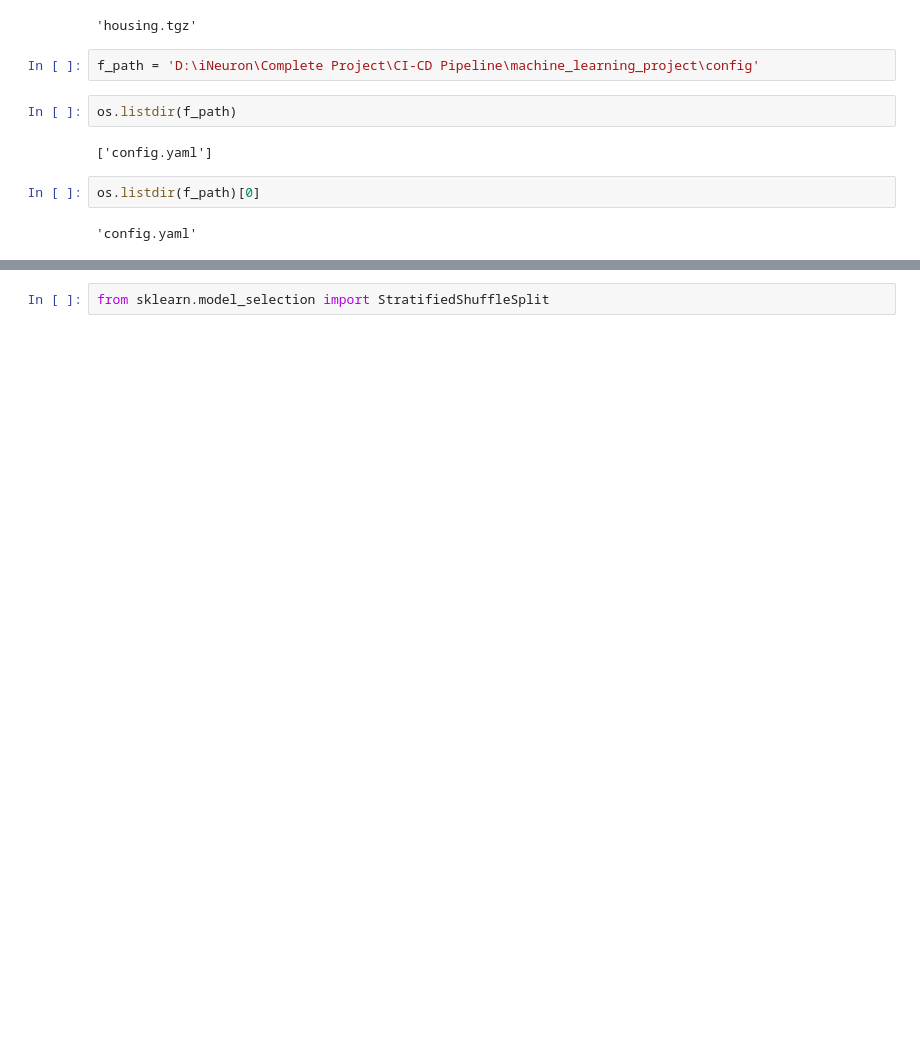
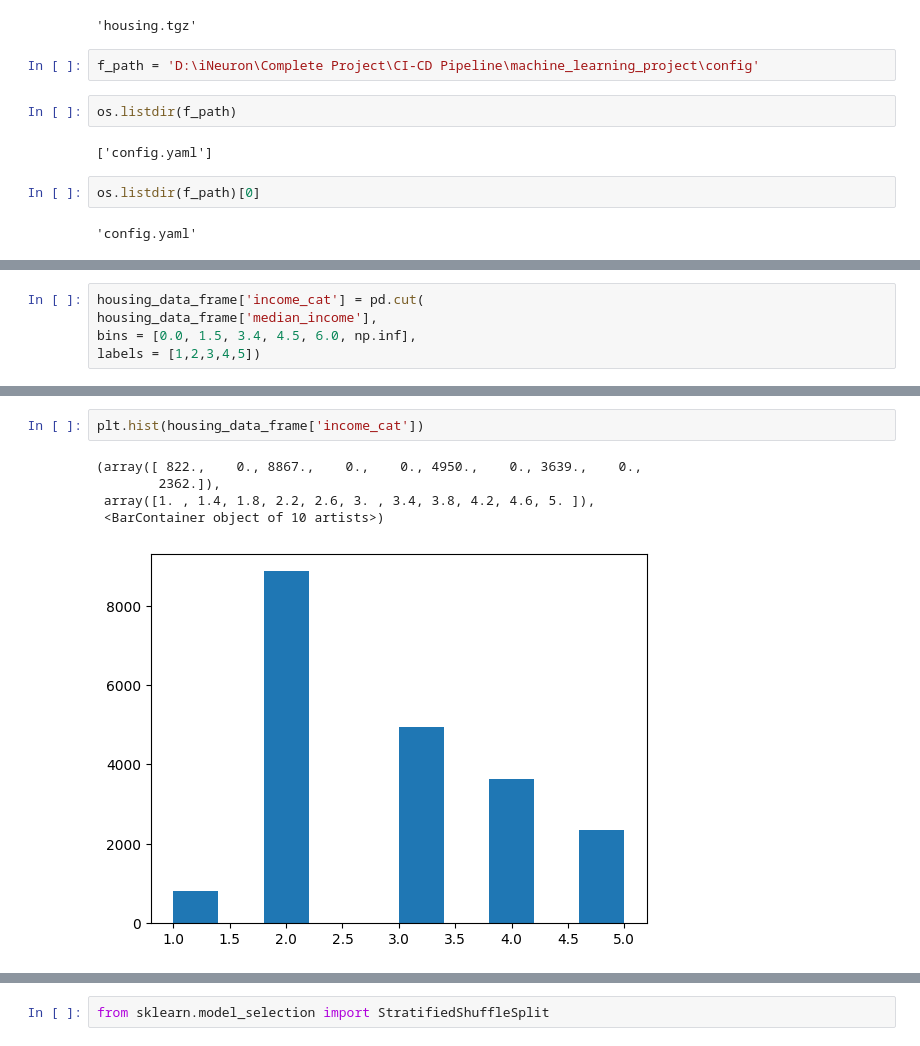
Before and after one commit to PyBeginner1/machine_learning_project, a Jupyter notebook: notebook/ml2.ipynb, the cells around one changed output, grey strips where cells are left out. Drawn from its saved outputs; the diff is of its cells as text; blank space fills up the shorter version.

```diff
--- a/notebook/ml2.ipynb
+++ b/notebook/ml2.ipynb
@@ -22,0 +101,5 @@ os.listdir(f_path)[0]
+# %%
+housing_data_frame['income_cat'] = pd.cut(
+housing_data_frame['median_income'],
+bins = [0.0, 1.5, 3.4, 4.5, 6.0, np.inf],
+labels = [1,2,3,4,5])
@@ -22,0 +131,8 @@ os.listdir(f_path)[0]
+# %%
+plt.hist(housing_data_frame['income_cat'])
+# %% [output]
+(array([ 822.,    0., 8867.,    0.,    0., 4950.,    0., 3639.,    0.,
+        2362.]),
+ array([1. , 1.4, 1.8, 2.2, 2.6, 3. , 3.4, 3.8, 4.2, 4.6, 5. ]),
+ <BarContainer object of 10 artists>)
+[figure, added]
```
Also changed, not shown: parts of 40 cells of this notebook, 8 other files.
